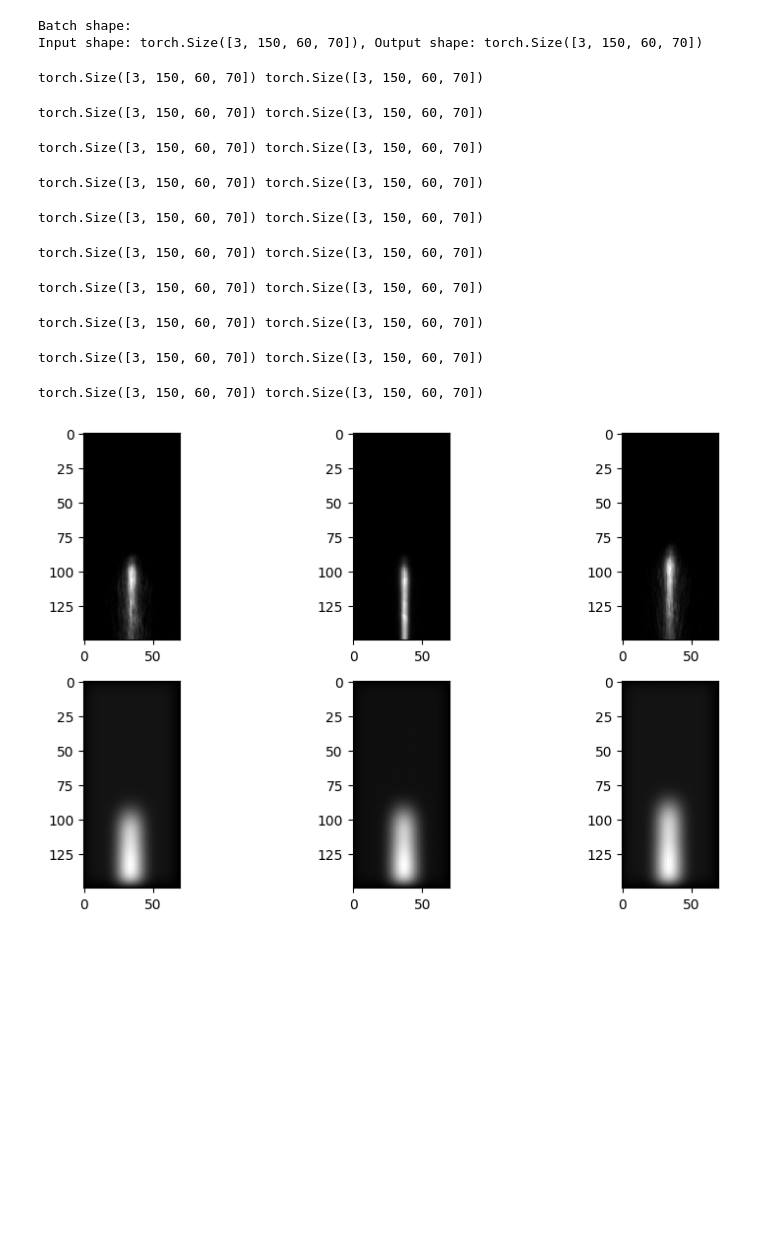
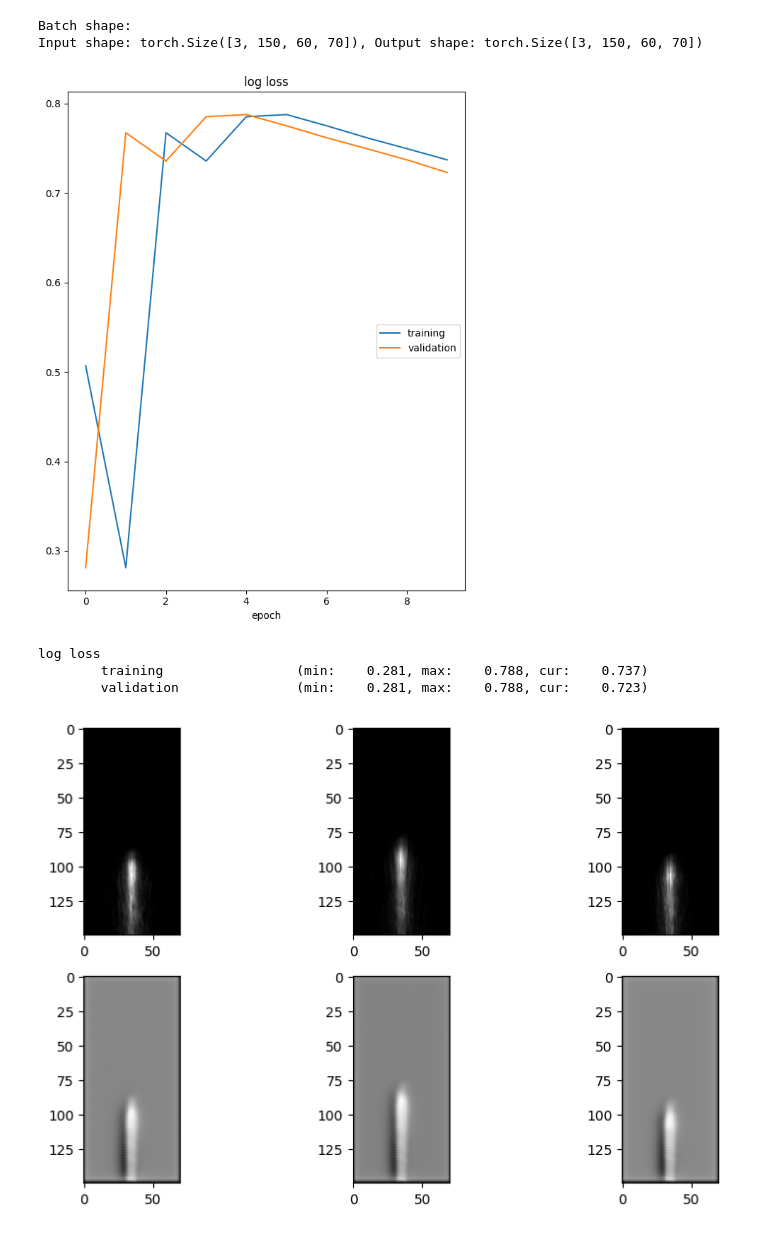
Before and after one commit to pcabrales/prototwin, a Jupyter notebook: deep-learning-dose-activity-dictionary/dad-nn-v1.ipynb, the cells around one changed output. Cells and saved outputs as stored; diff of their text form; code cells hidden in the pictures; blank space fills up the shorter version.

```diff
--- a/deep-learning-dose-activity-dictionary/dad-nn-v1.ipynb
+++ b/deep-learning-dose-activity-dictionary/dad-nn-v1.ipynb
@@ -262,31 +265,54 @@ def dice_loss(output, target, smooth=1e-3):
     # Compute and return Dice loss averaged over the batch
     return 1. - dice_coeff.mean()
 # %%
-def train(model, dataloader, epochs=10):
+def train(model, train_loader, val_loader, epochs=10):
     # Initializing the optimizer for the model parameters
     optim = torch.optim.Adam(model.parameters())
+    liveloss = PlotLosses()  # Object to track validation and training losses across epochs
+    alpha = 0.5  # parameter to weigh the L1 and dice losses
+    l1_loss = torch.nn.L1Loss()
+
     for epoch in range(epochs):
-        for batch_input, batch_target in tqdm(dataloader):
+        logs = {}
+        train_loss = 0.0
+        val_loss = 0.0
+
+        # Training loop
+        for batch_input, batch_target in tqdm(train_loader):
             batch_input = batch_input.to(device)
             optim.zero_grad()  # resetting gradients
             batch_output = model(batch_input)  # generating images
-            loss = dice_loss(batch_output, batch_target)
+            loss = alpha * dice_loss(batch_output, batch_target) + (1 - alpha) * l1_loss(batch_output, batch_target)
             loss.backward()  # backprop
             optim.step()
+            train_loss += loss.item()
+
+        # Validation loop
+        with torch.no_grad():
+            for batch_input, batch_target in tqdm(train_loader):
+                batch_input = batch_input.to(device)
+                batch_output = model(batch_input)
+                loss = alpha * dice_loss(batch_output, batch_target) + (1 - alpha) * l1_loss(batch_output, batch_target)
+                val_loss += loss.item()
+
+        # Calculate average losses (to make it independent of batch size)
+        avg_train_loss = train_loss / len(train_loader)
+        avg_val_loss = val_loss / len(val_loader)
+
+        # Log the losses for plotting
+        logs['loss'] = avg_train_loss
+        logs['val loss'] = avg_val_loss
+
+        liveloss.update(logs)
+        liveloss.send()
     return model
 
-trained_model = train(model, train_loader)
+trained_model = train(model, train_loader, val_loader)
 # %% [output]
+[figure, added]
-torch.Size([3, 150, 60, 70]) torch.Size([3, 150, 60, 70])
+log loss
+        training                 (min:    0.281, max:    0.788, cur:    0.737)
+        validation               (min:    0.281, max:    0.788, cur:    0.723)
-torch.Size([3, 150, 60, 70]) torch.Size([3, 150, 60, 70])
-torch.Size([3, 150, 60, 70]) torch.Size([3, 150, 60, 70])
-torch.Size([3, 150, 60, 70]) torch.Size([3, 150, 60, 70])
-torch.Size([3, 150, 60, 70]) torch.Size([3, 150, 60, 70])
-torch.Size([3, 150, 60, 70]) torch.Size([3, 150, 60, 70])
-torch.Size([3, 150, 60, 70]) torch.Size([3, 150, 60, 70])
-torch.Size([3, 150, 60, 70]) torch.Size([3, 150, 60, 70])
-torch.Size([3, 150, 60, 70]) torch.Size([3, 150, 60, 70])
-torch.Size([3, 150, 60, 70]) torch.Size([3, 150, 60, 70])
 # %%
 # Plotting a few examples
 input, target = next(iter(train_loader))
@@ -297,4 +323,4 @@ for n, idx in enumerate(torch.randint(0,input.shape[0], (3,))):
     axs[0, n].imshow(input[idx].squeeze()[:,30,:], cmap='gray')
     axs[1, n].imshow(output.cpu().detach().squeeze()[:,30,:], cmap='gray')
 # %% [output]
-[figure, old version]
+[figure, new version]
```
Also changed, not shown: parts of 2 cells of this notebook, 1 other file.
